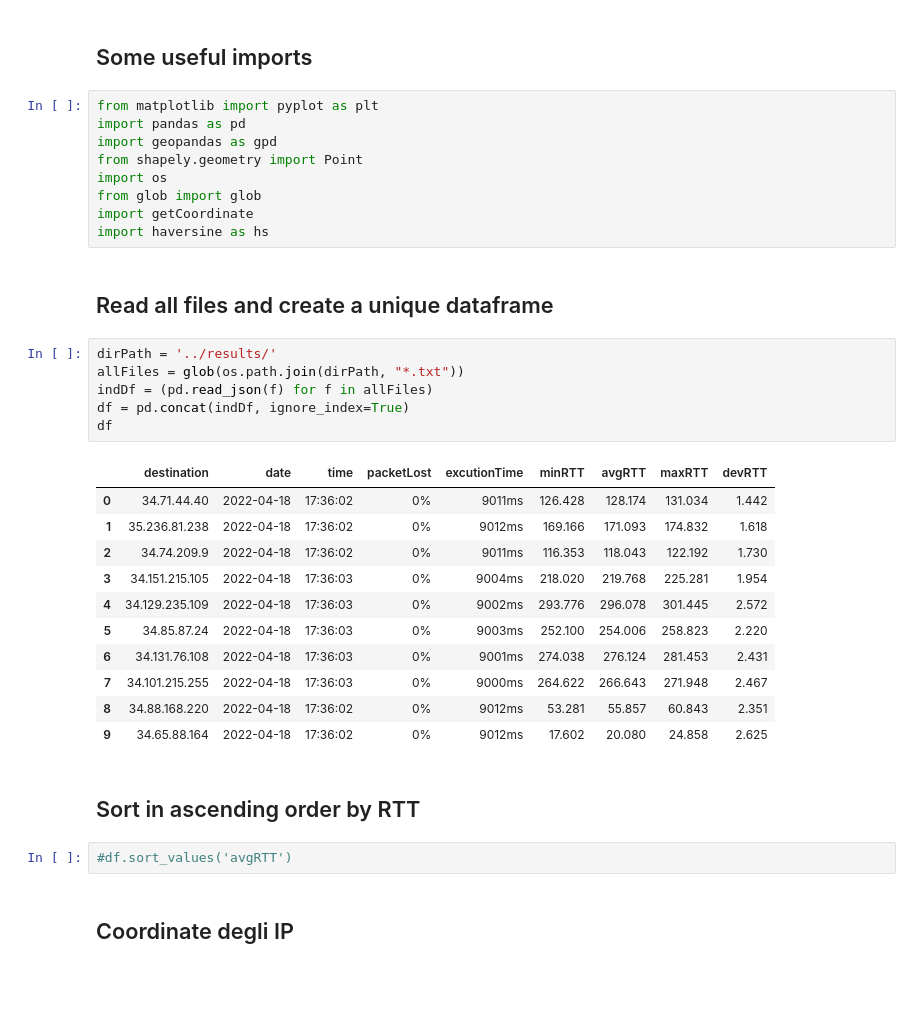
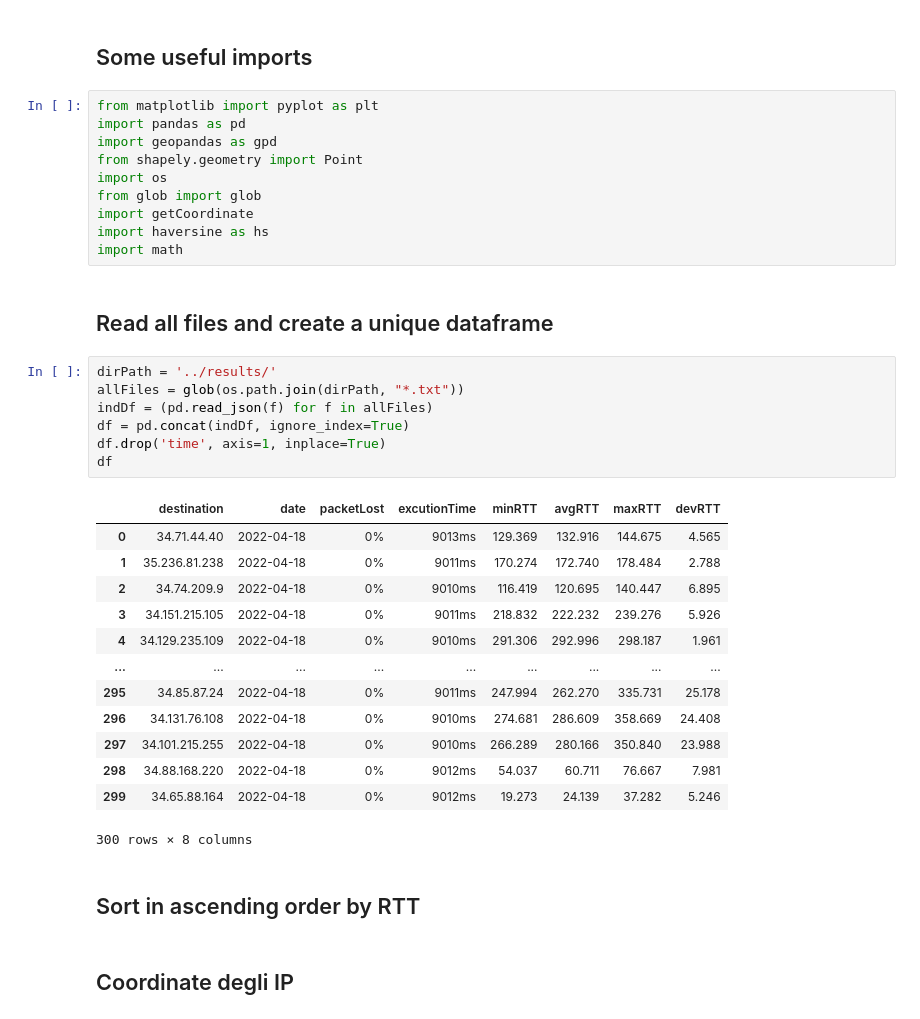
Before and after one commit to Davide-Lotito/EDI_labs, a Jupyter notebook: lab1/notebook/notebook.ipynb, the cells around one changed output. Saved outputs shown, nothing was run; the diff lists cells and outputs as text; blank space fills up the shorter version.

```diff
--- a/lab1/notebook/notebook.ipynb
+++ b/lab1/notebook/notebook.ipynb
@@ -14,30 +14,32 @@ import os
 from glob import glob
 import getCoordinate
 import haversine as hs
+import math
 # %% [markdown]
 ## Read all files and create a unique dataframe
 # %%
 dirPath = '../results/'
 allFiles = glob(os.path.join(dirPath, "*.txt"))
 indDf = (pd.read_json(f) for f in allFiles)
 df = pd.concat(indDf, ignore_index=True)
+df.drop('time', axis=1, inplace=True)
 df
 # %% [output]
-|  | destination | date | time | packetLost | excutionTime | minRTT | avgRTT | maxRTT | devRTT |
-| 0 | 34.71.44.40 | 2022-04-18 | 17:36:02 | 0% | 9011ms | 126.428 | 128.174 | 131.034 | 1.442 |
-| 1 | 35.236.81.238 | 2022-04-18 | 17:36:02 | 0% | 9012ms | 169.166 | 171.093 | 174.832 | 1.618 |
-| 2 | 34.74.209.9 | 2022-04-18 | 17:36:02 | 0% | 9011ms | 116.353 | 118.043 | 122.192 | 1.730 |
-| 3 | 34.151.215.105 | 2022-04-18 | 17:36:03 | 0% | 9004ms | 218.020 | 219.768 | 225.281 | 1.954 |
-| 4 | 34.129.235.109 | 2022-04-18 | 17:36:03 | 0% | 9002ms | 293.776 | 296.078 | 301.445 | 2.572 |
-| 5 | 34.85.87.24 | 2022-04-18 | 17:36:03 | 0% | 9003ms | 252.100 | 254.006 | 258.823 | 2.220 |
-| 6 | 34.131.76.108 | 2022-04-18 | 17:36:03 | 0% | 9001ms | 274.038 | 276.124 | 281.453 | 2.431 |
-| 7 | 34.101.215.255 | 2022-04-18 | 17:36:03 | 0% | 9000ms | 264.622 | 266.643 | 271.948 | 2.467 |
-| 8 | 34.88.168.220 | 2022-04-18 | 17:36:02 | 0% | 9012ms | 53.281 | 55.857 | 60.843 | 2.351 |
-| 9 | 34.65.88.164 | 2022-04-18 | 17:36:02 | 0% | 9012ms | 17.602 | 20.080 | 24.858 | 2.625 |
+|  | destination | date | packetLost | excutionTime | minRTT | avgRTT | maxRTT | devRTT |
+| 0 | 34.71.44.40 | 2022-04-18 | 0% | 9013ms | 129.369 | 132.916 | 144.675 | 4.565 |
+| 1 | 35.236.81.238 | 2022-04-18 | 0% | 9011ms | 170.274 | 172.740 | 178.484 | 2.788 |
+| 2 | 34.74.209.9 | 2022-04-18 | 0% | 9010ms | 116.419 | 120.695 | 140.447 | 6.895 |
+| 3 | 34.151.215.105 | 2022-04-18 | 0% | 9011ms | 218.832 | 222.232 | 239.276 | 5.926 |
+| 4 | 34.129.235.109 | 2022-04-18 | 0% | 9010ms | 291.306 | 292.996 | 298.187 | 1.961 |
+| ... | ... | ... | ... | ... | ... | ... | ... | ... |
+| 295 | 34.85.87.24 | 2022-04-18 | 0% | 9011ms | 247.994 | 262.270 | 335.731 | 25.178 |
+| 296 | 34.131.76.108 | 2022-04-18 | 0% | 9010ms | 274.681 | 286.609 | 358.669 | 24.408 |
+| 297 | 34.101.215.255 | 2022-04-18 | 0% | 9010ms | 266.289 | 280.166 | 350.840 | 23.988 |
+| 298 | 34.88.168.220 | 2022-04-18 | 0% | 9012ms | 54.037 | 60.711 | 76.667 | 7.981 |
+| 299 | 34.65.88.164 | 2022-04-18 | 0% | 9012ms | 19.273 | 24.139 | 37.282 | 5.246 |
+300 rows × 8 columns
 # %% [markdown]
 ## Sort in ascending order by RTT
-# %%
-#df.sort_values('avgRTT')
 # %% [markdown]
 ## Coordinate degli IP
 # %%
```
Also changed, not shown: parts of 14 cells of this notebook, 31 other files.
